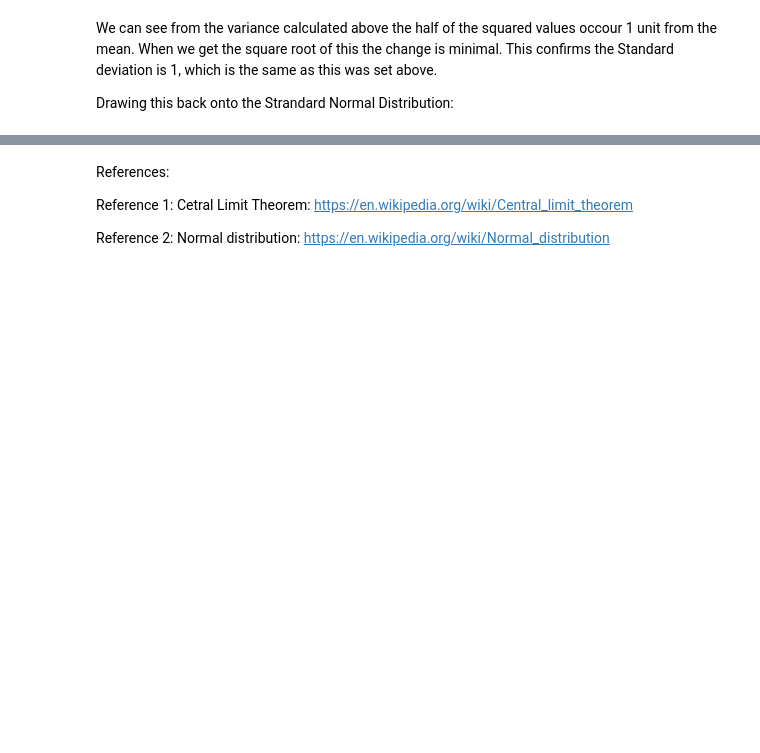
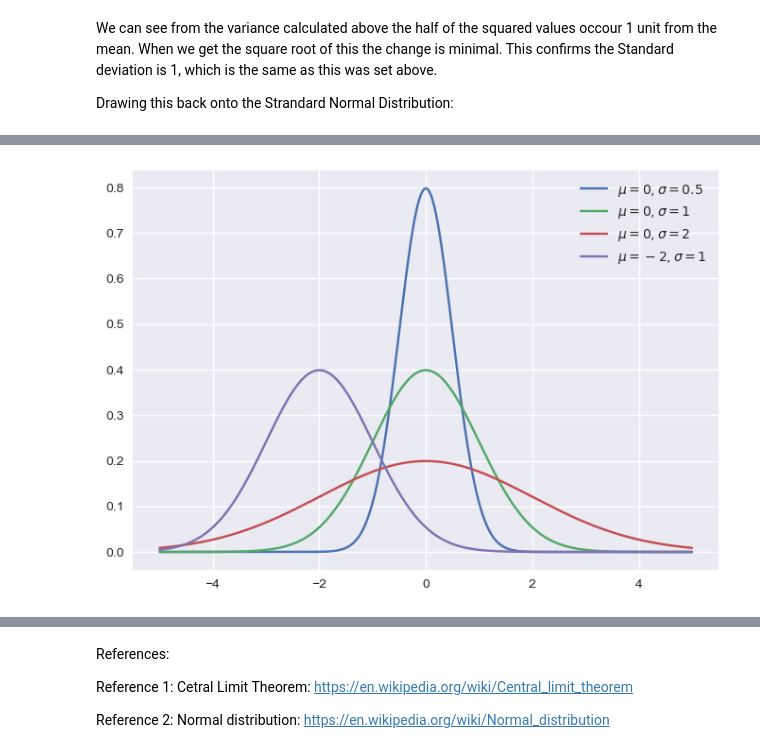
Before and after one commit to DaveAero/Fundamentals-of-Data-Analysis, a Jupyter notebook: Normal Distribution.ipynb, the cells around one changed output, grey strips where cells are left out. Drawn from its saved outputs; the diff is of its cells as text; code cells hidden in the pictures; blank space fills up the shorter version.

```diff
--- a/Normal Distribution.ipynb
+++ b/Normal Distribution.ipynb
@@ -157,0 +160,11 @@ Due to the relativly small sample size here there is some in built error, but th
+# %%
+standardDeviationTwo = []
+
+# tallying up all values within 1 standard deviation
+for i in x:
+    if i > -2 and i < 2:
+        standardDeviationTwo.append(i)
+
+percentage = ((len(standardDeviationTwo)-len(standardDeviation))/len(x))*100
+
+print('Percent of data that lies between -2 to -1 and 1 to 2 is: {}%'.format(percentage))
@@ -157,0 +185,18 @@ Due to the relativly small sample size here there is some in built error, but th
+# %%
+# Changing values of Mean and SD
+mu = [ 0, 0, 0, -2]
+sd = [ .5, 1, 2, 1]
+
+# x values for plot.
+x = np.linspace(-5.0, 5.0, 1000)
+
+# Plot the function for several different values of mu.
+for i in range(4):
+    plt.plot(x, (1/(sd[i]*np.sqrt(2*np.pi)))*np.exp(-((x - mu[i])**2 / (2 * sd[i]**2))), label=rf'$\mu = {mu[i]}, \sigma = {sd[i]}$')
+
+# Add a legend.
+plt.legend();
+
+plt.show()
+# %% [output]
+[figure, added]
```
Also changed, not shown: parts of 15 cells of this notebook.
